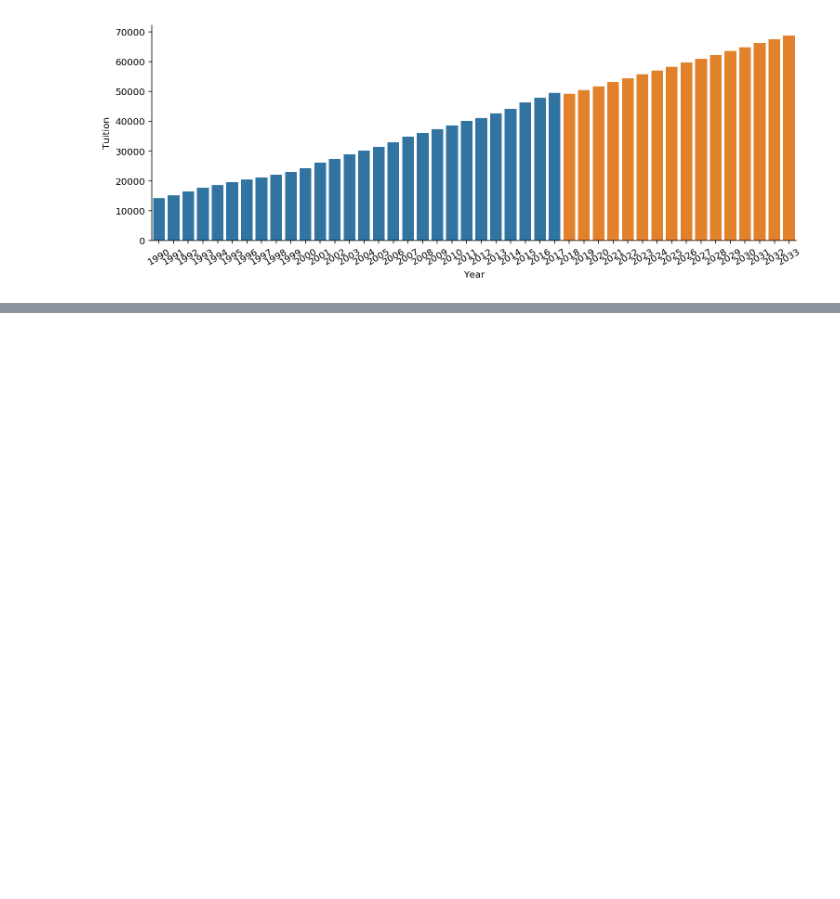
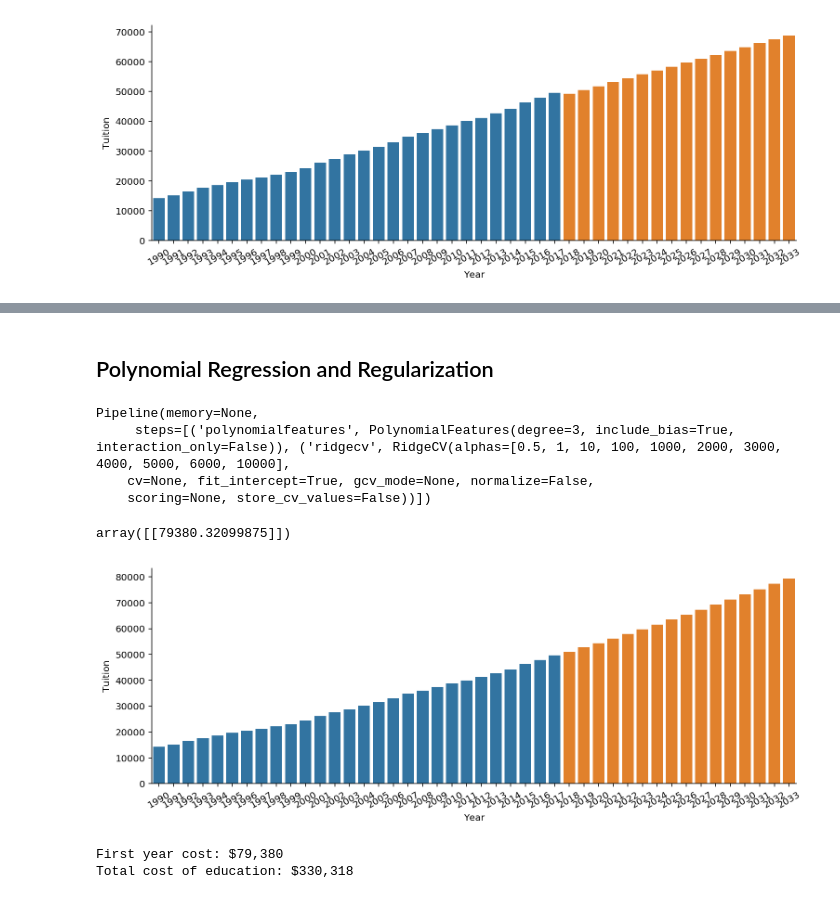
Before and after one commit to croach/blog, a Jupyter notebook: content/data_science_for_dads/Data Science for Dads (and Moms).ipynb, the cells around one changed output, grey strips where cells are left out. Saved outputs shown, nothing was run; the diff lists cells and outputs as text; code cells hidden in the pictures; blank space fills up the shorter version.

```diff
--- a/content/data_science_for_dads/Data Science for Dads (and Moms).ipynb
+++ b/content/data_science_for_dads/Data Science for Dads (and Moms).ipynb
@@ -555,7 +563,7 @@ LinearRegression(copy_X=True, fit_intercept=True, n_jobs=1, normalize=False)
 # %%
 def model(years):
     years = years.values.reshape(-1, 1)
-    predictions = reg.predict(years).reshape(1, -1)[0]
+    predictions = lreg.predict(years).reshape(1, -1)[0]
     return predictions
 
 predicted_amts = predict(model,
@@ -586,0 +575,2 @@ Type:      function
+# %% [markdown]
+## Polynomial Regression and Regularization
@@ -586,0 +581,36 @@ Type:      function
+# %%
+alphas = [0.5, 1, 10, 100, 1000, 2000, 3000, 4000, 5000, 6000, 10000]
+pmr = make_pipeline(PolynomialFeatures(3), RidgeCV(alphas))
+# %%
+X = historical_amts.index.year.values.reshape(-1, 1)
+y = historical_amts.tuition.values.reshape(-1, 1)
+pmr.fit(X, y)
+# %% [output]
+Pipeline(memory=None,
+     steps=[('polynomialfeatures', PolynomialFeatures(degree=3, include_bias=True, interaction_only=False)), ('ridgecv', RidgeCV(alphas=[0.5, 1, 10, 100, 1000, 2000, 3000, 4000, 5000, 6000, 10000],
+    cv=None, fit_intercept=True, gcv_mode=None, normalize=False,
+    scoring=None, store_cv_values=False))])
+# %%
+pmr.predict(2033)
+# %% [output]
+array([[79380.32099875]])
+# %%
+def model(years):
+    years = years.values.reshape(-1, 1)
+    predictions = pmr.predict(years).reshape(1, -1)[0]
+    return predictions
+
+predicted_amts = predict(model,
+                         historical_amts.index[-1].year + 1,
+                         YEAR_ENTERING_COLLEGE)
+plot_predictions(historical_amts, predicted_amts)
+# %% [output]
+[figure, added]
+# %%
+predicted_amt = int(pmr.predict(YEAR_ENTERING_COLLEGE))
+print('First year cost: ${:,}'.format(predicted_amt))
+total_cost_of_education_pmr = calc_cost_of_college(lambda y: pmr.predict(y), YEAR_ENTERING_COLLEGE)
+print('Total cost of education: ${:,}'.format(total_cost_of_education_pmr))
+# %% [output]
+First year cost: $79,380
+Total cost of education: $330,318
```
Also changed, not shown: parts of 24 cells of this notebook, 1 other file.
